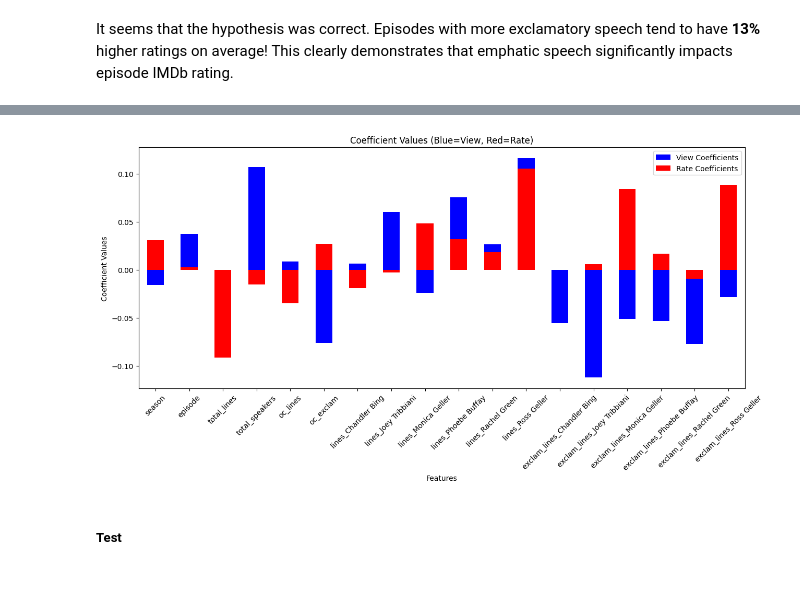
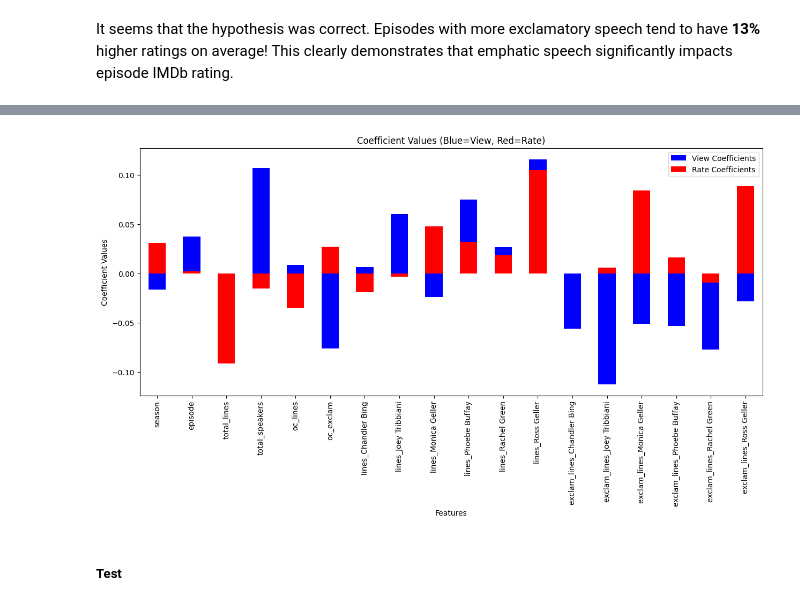
Before and after one commit to OMacgowan/episode_rating_predictor, a Jupyter notebook: main.ipynb, the cells around one changed output, grey strips where cells are left out. Drawn from its saved outputs; the diff is of its cells as text; code cells hidden in the pictures.

```diff
--- a/main.ipynb
+++ b/main.ipynb
@@ -78,2 +69,13 @@ Example Episode:
+# %%
+# 6 Main Character Names
+main_character_names = ["Ross Geller", "Monica Geller", "Phoebe Buffay", "Chandler Bing", "Joey Tribbiani", "Rachel Green"]
+
+#Filters Out Non Dialogue Rows
+all_dialogue = dialogue[~dialogue["speaker"].isin(["Scene Directions", "#ALL#", "NA"])]
+
+#Indexs of  MAIN CHARACTER, OTHER CHARACTER, and EXCLAMATORY Dialogue
+dialogue_mc_indexs = all_dialogue["speaker"].isin(main_character_names)
+dialogue_oc_indexs = ~all_dialogue["speaker"].isin(main_character_names)
+dialogue_exclamatory_indexs = all_dialogue["text"].str.contains(r'[A-Z]{2,}') | all_dialogue["text"].str.contains(r'!')
 # %% [markdown]
 # <span style="color:#42a2d6;">__4. Data Processing__</span>
@@ -232,10 +199,8 @@ jt_3.head(3)
 # %% [markdown]
 ### Processing 4/4: Joining Tables + Summary
 # %%
-#JOINING ALL STATISTICS INTO A SINGLE DATA TO CREATE A MODEL FROM
-
 joined_table_final = pd.merge(pd.merge(jt_1, jt_2, on=["season", "episode"]), jt_3, on=["season", "episode"])
-
+joined_table_final = joined_table_final.dropna().sort_values(by=["season", "episode"])
 joined_table_final.head(2)
 # %% [output]
 |  | season | episode | total_lines | total_speakers | oc_lines | oc_exclam | lines_Chandler Bing | ... |
@@ -318,18 +279,17 @@ X_test_view_scaled = scaler.transform(X_test_view)
 X_train_rate_scaled = scaler.fit_transform(X_train_rate)
 X_test_rate_scaled = scaler.transform(X_test_rate)
 # %%
+
+
+#Find Ideal Alpha For VIEW, RATING Prediction
 cv = RepeatedKFold(n_splits=10, n_repeats=3, random_state=1)
+model_ridge_cv = RidgeCV(alphas=np.arange(0.01, 700, 100), cv=cv, scoring='neg_mean_absolute_error')
+model_ridge_cv.fit(X_train_view_scaled, y_train_view)
+view_ideal_alpha = model_ridge_cv.alpha_
 
-#Find Ideal Alpha For View Prediction
-model_ridge_cv_views = RidgeCV(alphas=np.arange(0.01, 1000, 1), cv=cv, scoring='neg_mean_absolute_error')
-model_ridge_cv_views.fit(X_train_view_scaled, y_train_view)
-view_ideal_alpha = model_ridge_cv_views.alpha_
+model_ridge_cv.fit(X_train_rate_scaled, y_train_rate)
+rate_ideal_alpha = model_ridge_cv.alpha_
 
-#Find Ideal Alhpa For Rating Prediction
-model_ridge_cv_ratings = RidgeCV(alphas=np.arange(0.01, 1000, 1), cv=cv, scoring='neg_mean_absolute_error')
-model_ridge_cv_ratings.fit(X_train_rate_scaled, y_train_rate)
-rate_ideal_alpha = model_ridge_cv_ratings.alpha_
-
-print("Ideal alpha for views prediction:", view_ideal_alpha)
-print("Ideal alpha for ratings prediction:", rate_ideal_alpha)
+print("Ideal alpha for VIEW prediction:", view_ideal_alpha)
+print("Ideal alpha for RATE prediction:", rate_ideal_alpha)
 # %% [output]
@@ -356,16 +354,19 @@ MSE RATE MODEL: 1.6909404623337139
 # %%
+#Saving Coefficients:
+view_coefficients = pd.Series(model_for_view.coef_, index=X_train_rate.columns)
+rate_coefficients = pd.Series(model_for_rate.coef_, index=X_train_rate.columns)
+
+#Ploting The Different Weights, Of Each Feature, For RATE, and VIEW
 plt.figure(figsize=(15, 6))
 view_coefficients.plot(kind='bar', color='blue' , label='View Coefficients')
-rate_coefficients.plot(kind='bar', color='red', label='Rate Coefficients', position=0.5)
-
+rate_coefficients.plot(kind='bar', color='red', label='Rate Coefficients')
 plt.xlabel('Features')
 plt.ylabel('Coefficient Values')
 plt.title('Coefficient Values (Blue=View, Red=Rate)')
-plt.xticks(rotation=45)
 plt.legend()
 plt.show()
 # %% [output]
-[figure, old version]
+[figure, new version]
 # %% [markdown]
 ##### Test
 # %% [markdown]
```
Also changed, not shown: parts of 30 cells of this notebook.
